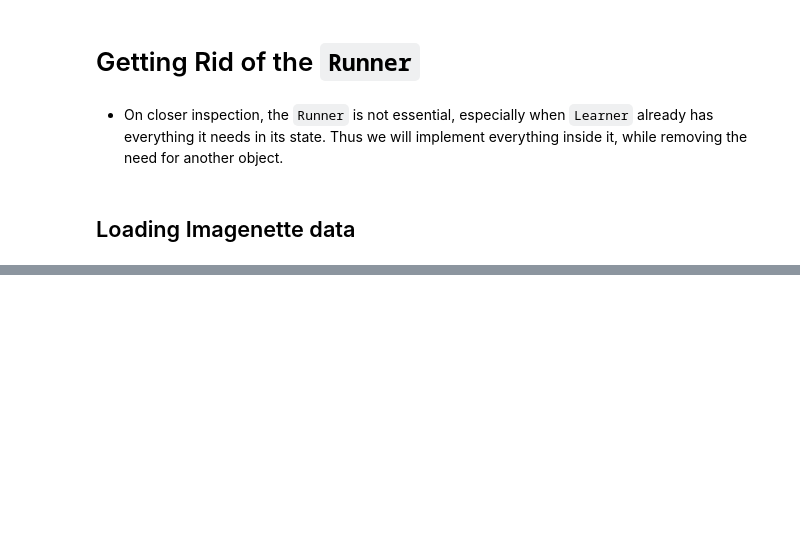
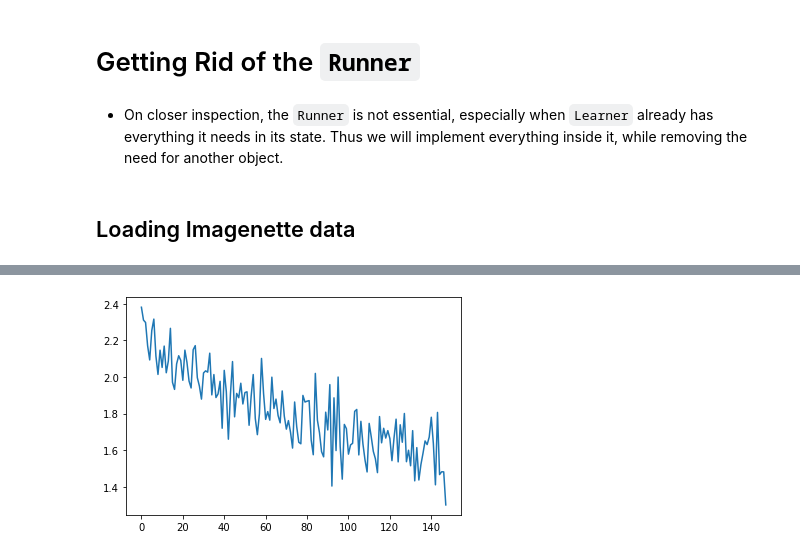
Before and after one commit to bachaudhry/fastai_test_implement, a Jupyter notebook: pytorch_NN_mechanics/07_Learner_progbar.ipynb, the cells around one changed output, grey strips where cells are left out. Drawn from its saved outputs; the diff is of its cells as text; code cells hidden in the pictures; blank space fills up the shorter version.

```diff
--- a/pytorch_NN_mechanics/07_Learner_progbar.ipynb
+++ b/pytorch_NN_mechanics/07_Learner_progbar.ipynb
@@ -82,0 +173,4 @@ class Learner():
+# %%
+learn.recorder.plot_loss()
+# %% [output]
+[figure, added]
```
Also changed, not shown: parts of 11 cells of this notebook.
